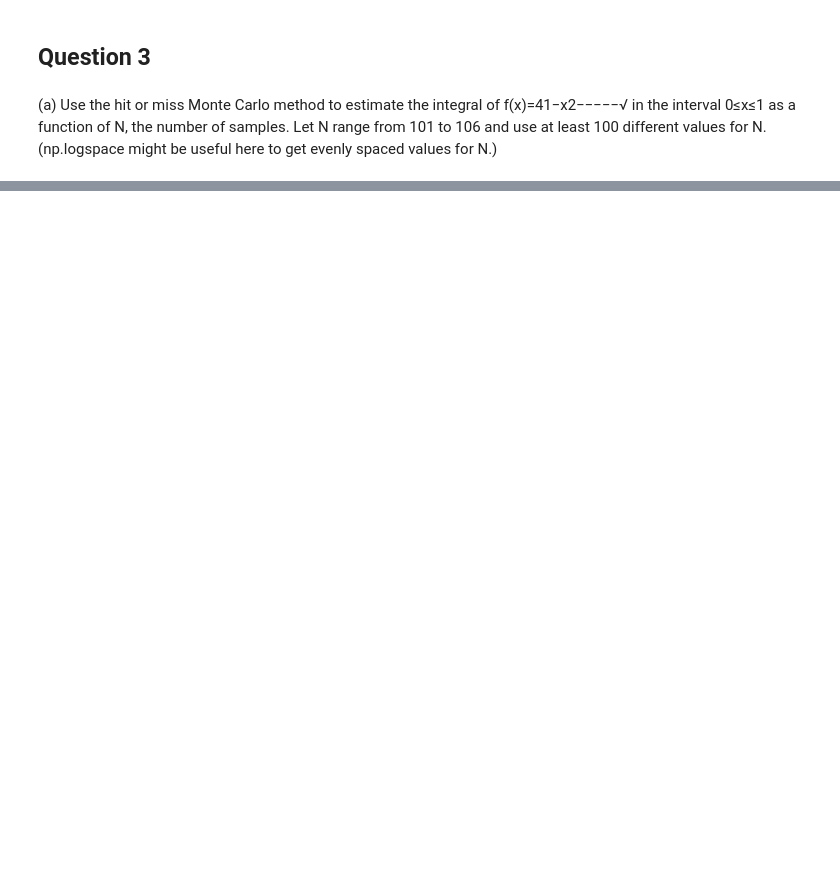
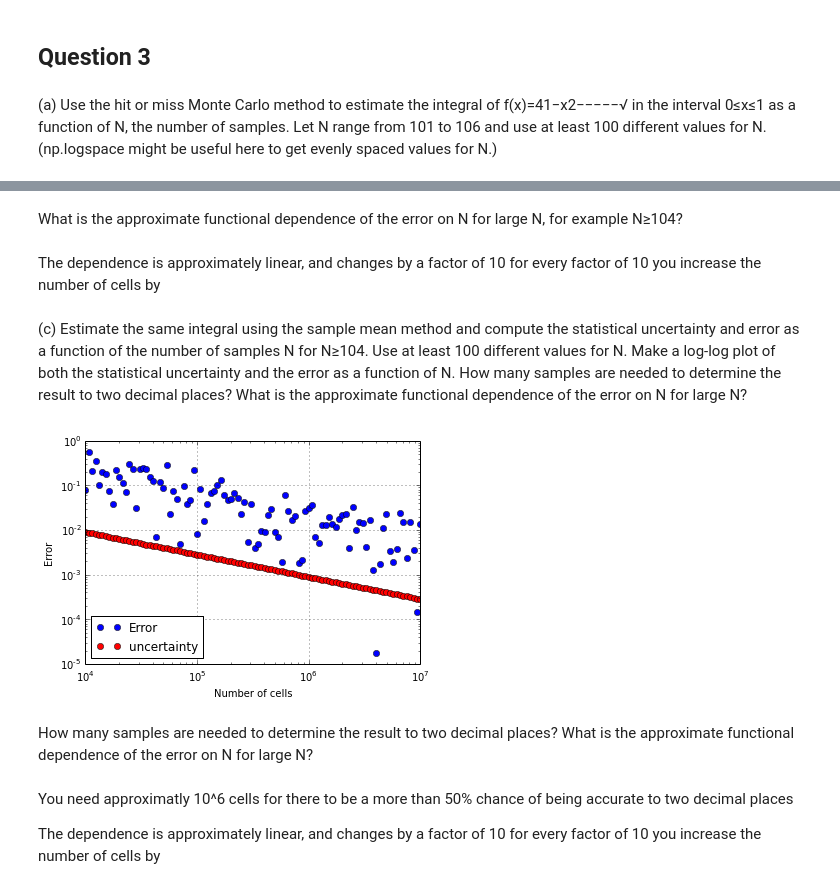
Before and after one commit to nwilli14/PHYS202-S14, a Jupyter notebook: SciPy/MCIntegrationExercises.ipynb, the cells around one changed output, grey strips where cells are left out. Saved outputs shown, nothing was run; the diff lists cells and outputs as text; code cells hidden in the pictures; blank space fills up the shorter version.

```diff
--- a/SciPy/MCIntegrationExercises.ipynb
+++ b/SciPy/MCIntegrationExercises.ipynb
@@ -172,0 +206,52 @@ MemoryError:
+# %% [markdown]
+What is the approximate functional dependence of the error on N for large N, for example N≥104?
+# %% [markdown]
+The dependence is approximately linear, and changes by a factor of 10 for every factor of 10 you increase the number of cells by
+# %% [markdown]
+(c) Estimate the same integral using the sample mean method and compute the statistical uncertainty and error as a function of the number of samples N for N≥104. Use at least 100 different values for N.
+Make a log-log plot of both the statistical uncertainty and the error as a function of N.
+How many samples are needed to determine the result to two decimal places? What is the approximate functional dependence of the error on N for large N?
+# %%
+def s_mean(N, xmin=0,xmax=1):
+    #set up the function
+    f = lambda x: 4*sqrt(1-x**2)
+    Narr = []
+    Ierr = []
+    uncer = []
+    Iexact = np.pi
+    #integration
+    for i in N:
+        x= (xmax-xmin)*np.random.random_sample(i)
+
+
+        approx = xmax*f(x)
+        I = approx.mean()
+
+        err = 100*np.abs(Iexact-I)/Iexact
+        uncert = (xmax)*np.sqrt(((f(x)**2).mean() - (f(x).mean())**2)/i)
+        Narr.append(i)
+        Ierr.append(err)
+        uncer.append(uncert)
+    #print "I =", I, "+/-", err, "N=", N
+
+    plt.plot(Narr, Ierr, 'bo', label="Error")
+    plt.plot(Narr, uncer, 'ro', label='uncertainty')
+    plt.ylabel("Error")
+    plt.xlabel("Number of cells")
+    plt.yscale('log')
+    plt.xscale('log')
+    plt.legend(loc='lower left')
+    plt.grid()
+    plt.show()
+n = np.logspace(4,7,100)
+s_mean(n)
+# %% [output]
+[figure, added]
+# %% [markdown]
+How many samples are needed to determine the result to two decimal places? What is the approximate functional dependence of the error on N for large N?
+# %% [markdown]
+
+
+You need approximatly 10^6 cells for there to be a more than 50% chance of being accurate to two decimal places
+
+The dependence is approximately linear, and changes by a factor of 10 for every factor of 10 you increase the number of cells by
```
Also changed, not shown: parts of 8 cells of this notebook, 1 other file.
